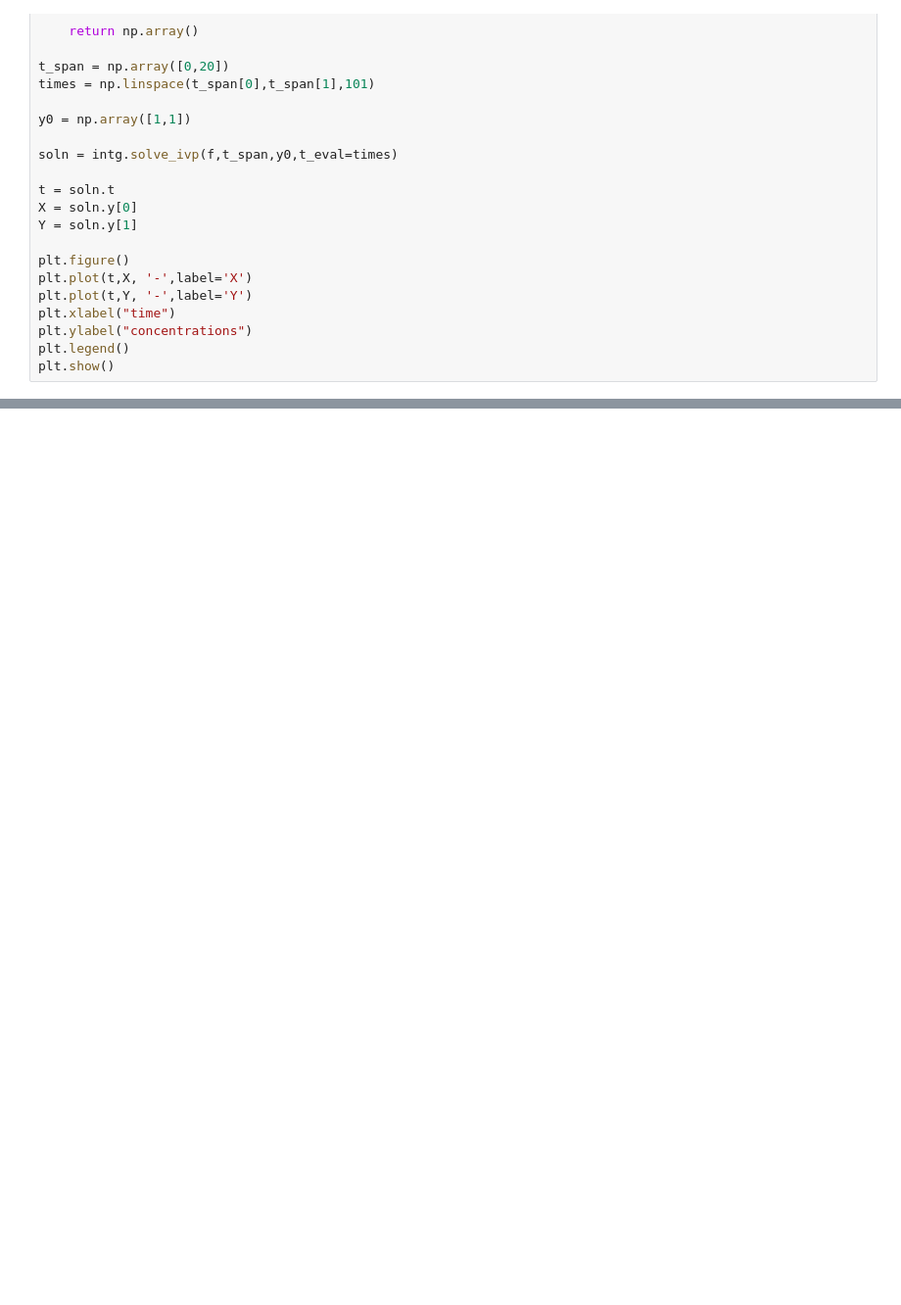
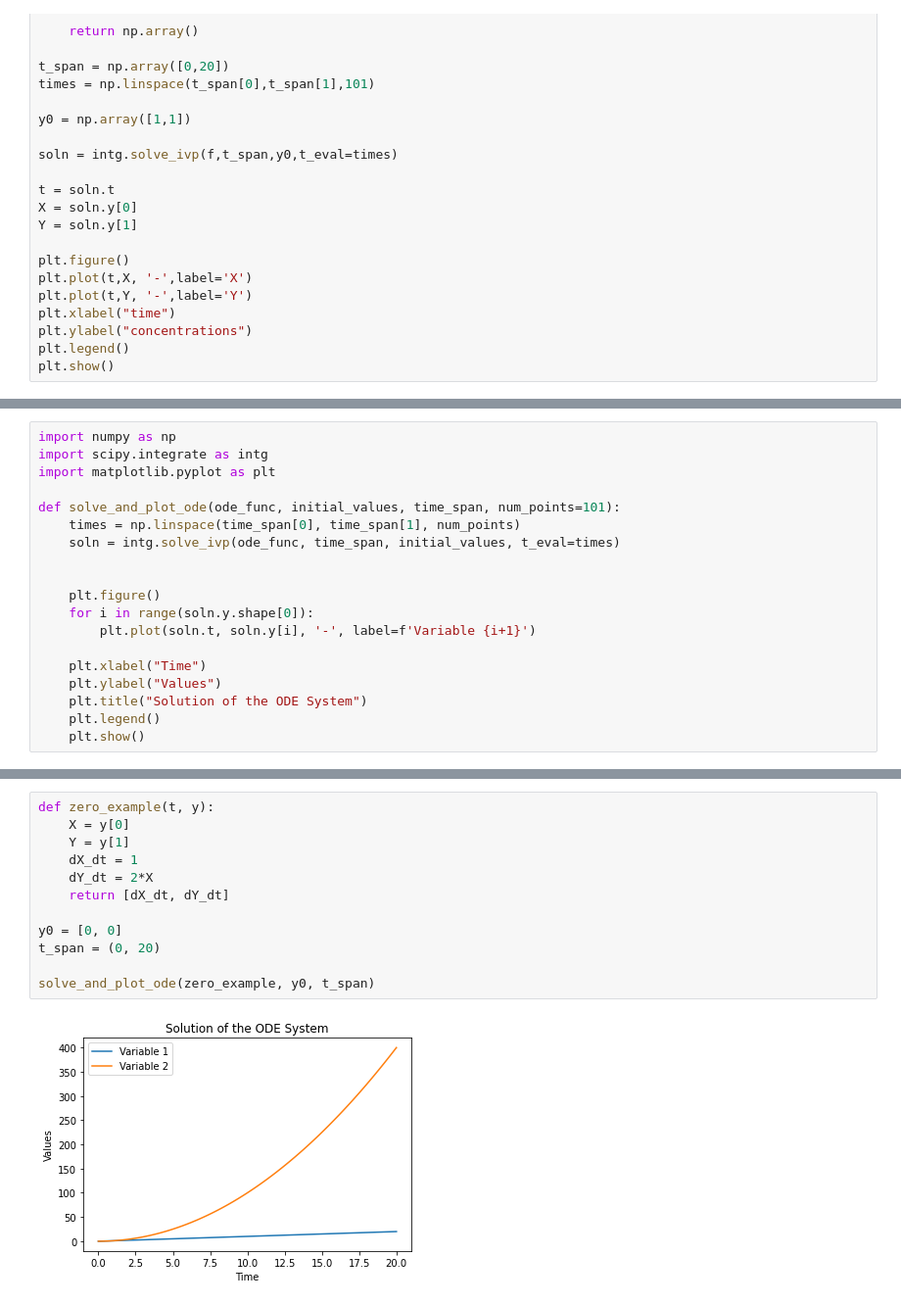
Before and after one commit to andrei-migunov/andrei-migunov.github.io, a Jupyter notebook: assets/jupyter/ODEs_tutorial.ipynb, the cells around one changed output, grey strips where cells are left out. Shown at 98% size. Drawn from its saved outputs; the diff is of its cells as text; blank space fills up the shorter version.

```diff
--- a/assets/jupyter/ODEs_tutorial.ipynb
+++ b/assets/jupyter/ODEs_tutorial.ipynb
@@ -289 +297,20 @@ A good place to read about this is in Xiang Huang's thesis: p. 34 of https://dr.
+# %%
+import numpy as np
+import scipy.integrate as intg
+import matplotlib.pyplot as plt
+
+def solve_and_plot_ode(ode_func, initial_values, time_span, num_points=101):
+    times = np.linspace(time_span[0], time_span[1], num_points)
+    soln = intg.solve_ivp(ode_func, time_span, initial_values, t_eval=times)
+
+
+    plt.figure()
+    for i in range(soln.y.shape[0]):
+        plt.plot(soln.t, soln.y[i], '-', label=f'Variable {i+1}')
+
+    plt.xlabel("Time")
+    plt.ylabel("Values")
+    plt.title("Solution of the ODE System")
+    plt.legend()
+    plt.show()
 # %% [markdown]
@@ -304,0 +349,14 @@ Here is the punchline: $$y_i' = u_i' - v_i' = p^+_i - p_i^- = p_i,$$ which is th
+# %%
+def zero_example(t, y):
+    X = y[0]
+    Y = y[1]
+    dX_dt = 1
+    dY_dt = 2*X
+    return [dX_dt, dY_dt]
+
+y0 = [0, 0]
+t_span = (0, 20)
+
+solve_and_plot_ode(zero_example, y0, t_span)
+# %% [output]
+[figure, added]
```
Also changed, not shown: parts of 10 cells of this notebook, 1 other file.
